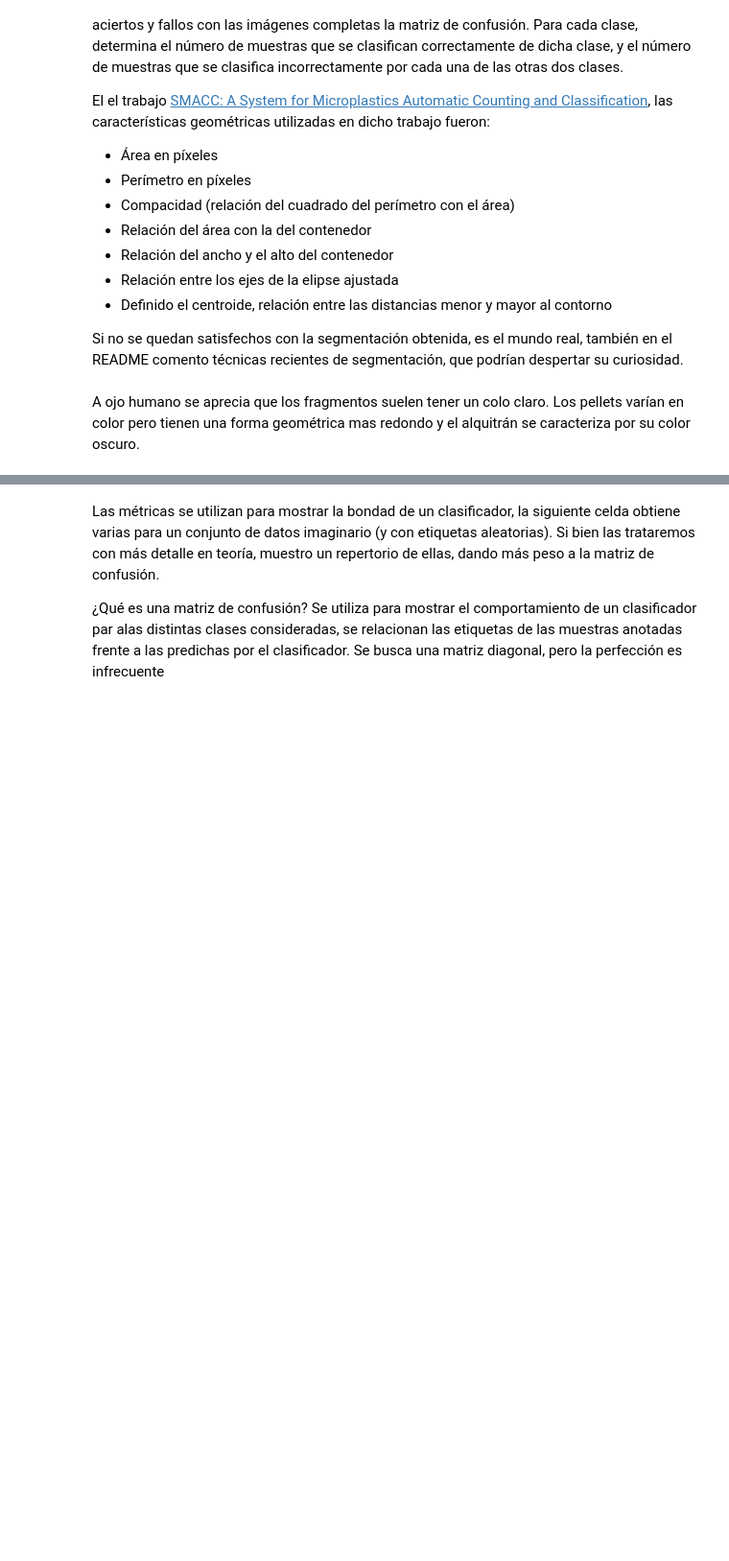
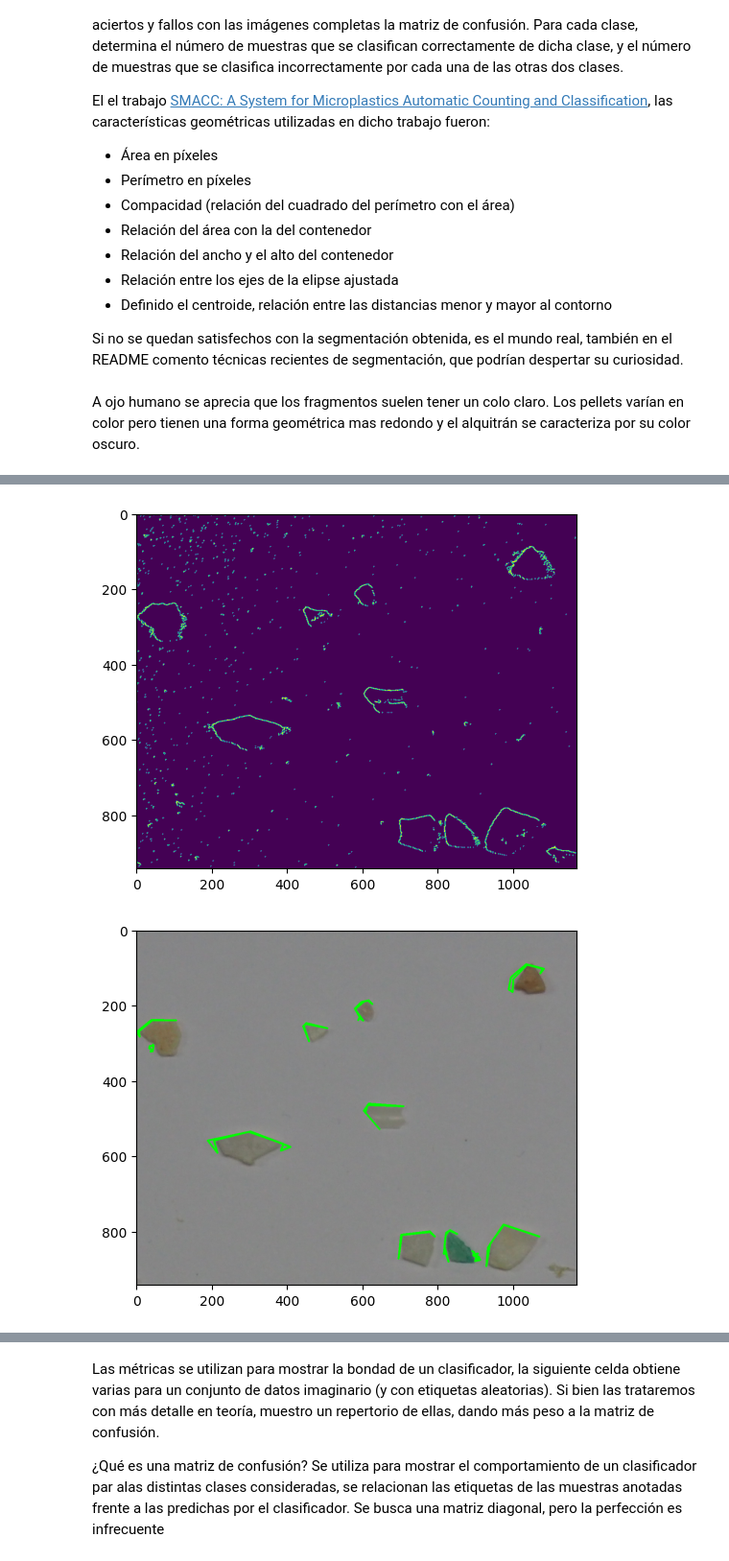
Before and after one commit to o-love/VC_P3, a Jupyter notebook: VC_P3.ipynb, the cells around one changed output, grey strips where cells are left out. Shown at 96% size. Cells and saved outputs as stored; diff of their text form; code cells hidden in the pictures; blank space fills up the shorter version.

```diff
--- a/VC_P3.ipynb
+++ b/VC_P3.ipynb
@@ -190,3 +170,42 @@ El el trabajo [SMACC: A System for Microplastics Automatic Counting and Classifi
 Si no se quedan satisfechos con la segmentación obtenida, es el mundo real, también en el README comento técnicas recientes de segmentación, que podrían despertar su curiosidad.
 # %% [markdown]
 A ojo humano se aprecia que los fragmentos suelen tener un colo claro. Los pellets varían en color pero tienen una forma geométrica mas redondo y el alquitrán se caracteriza por su color oscuro.
+# %%
+img = cv2.imread('FRA.png')
+img_rgb = cv2.cvtColor(img, cv2.COLOR_BGR2RGB)
+
+umbral = 130
+
+img_gray = cv2.cvtColor(img, cv2.COLOR_BGR2GRAY)
+
+res,img_th1 = cv2.threshold(img_gray,umbral,255,cv2.THRESH_BINARY_INV)
+
+x = cv2.Sobel(img_th1, cv2.CV_64F, 1, 0)  # x
+y = cv2.Sobel(img_th1, cv2.CV_64F, 0, 1)  # y
+_, x = cv2.threshold(x, 240, 255, cv2.THRESH_BINARY)
+_, y = cv2.threshold(y, 240, 255, cv2.THRESH_BINARY)
+
+result = np.clip(np.add(x, y), 0, 255)
+result = result.astype(np.uint8)
+
+plt.imshow(result)
+plt.show()
+
+contours, _ = cv2.findContours(result, cv2.RETR_EXTERNAL, cv2.CHAIN_APPROX_SIMPLE)
+
+contours_filtered = []
+for contour in contours:
+    epsilon = 0.02*cv2.arcLength(contour, True)
+    approx = cv2.approxPolyDP(contour, epsilon, True)
+
+    area = cv2.contourArea(approx)
+    if area <= 100:
+        continue
+
+    contours_filtered.append(approx)
+
+cv2.drawContours(img_rgb, contours_filtered, -1, (0,255,0), 3)
+
+plt.imshow(img_rgb)
+plt.show()
+# %% [output]
@@ -192,0 +213,2 @@ A ojo humano se aprecia que los fragmentos suelen tener un colo claro. Los pelle
+[figure, added]
+[figure, added]
```
Also changed, not shown: parts of 6 cells of this notebook, 3 other files.
